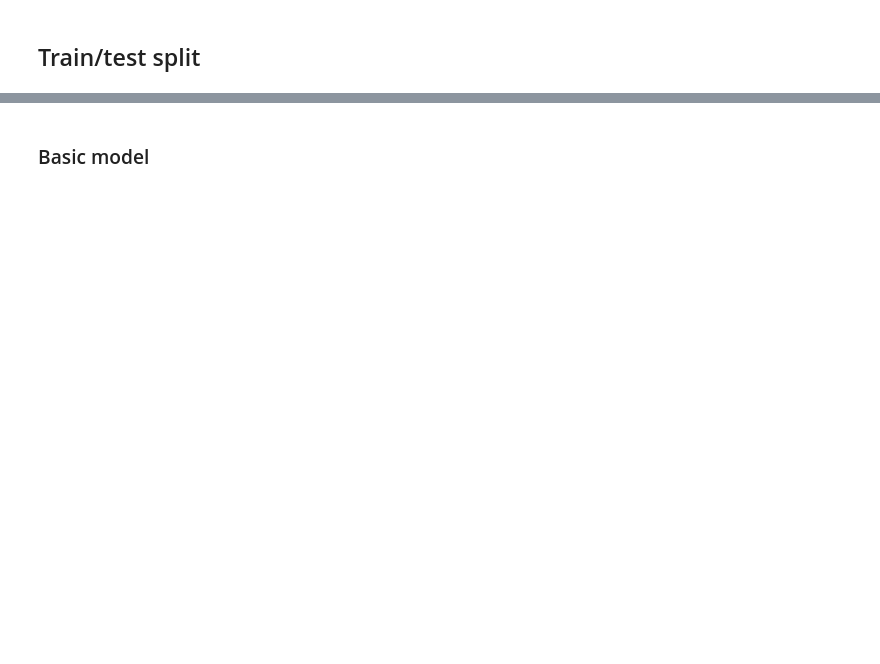
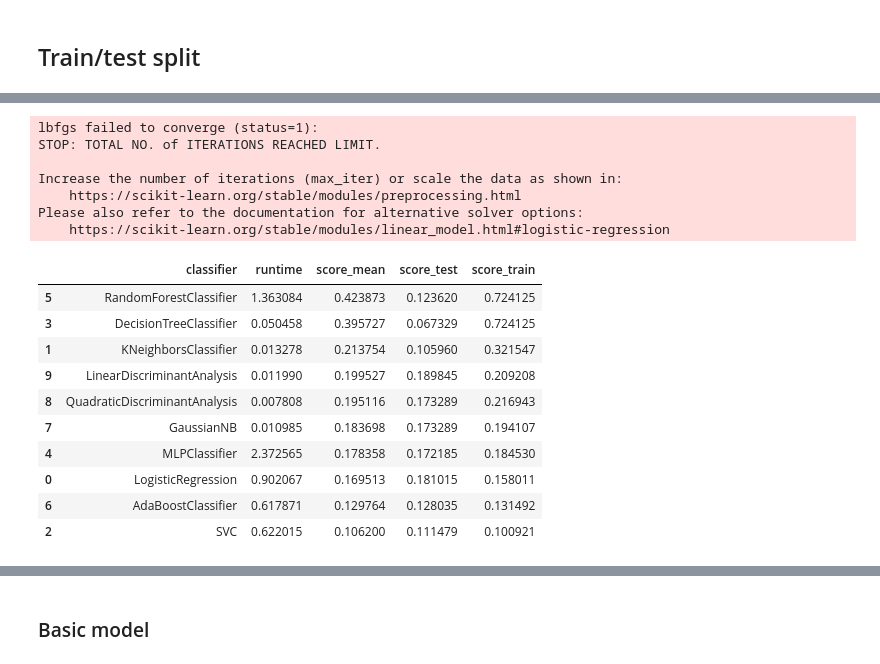
Before and after one commit to adamsiemaszkiewicz/eargasm-music, a Jupyter notebook: eargasm_Classification.ipynb, the cells around one changed output, grey strips where cells are left out. Cells and saved outputs as stored; diff of their text form; code cells hidden in the pictures; blank space fills up the shorter version.

```diff
--- a/eargasm_Classification.ipynb
+++ b/eargasm_Classification.ipynb
@@ -96,10 +99,8 @@ final_df.head()
 # %%
 features_to_keep = [
-                    # 'track_artist',
+                    'track_playlist',
                     'track_duration',
                     'track_popularity',
-                    # 'track_releasedate',
-                    'track_genre',
                     'acousticness',
                     'danceability',
                     'energy',
@@ -107,15 +108,11 @@ features_to_keep = [
                     'liveness',
                     'speechiness',
                     'valence',
-                    'key',
-                    # 'key_confidence',
-                    'mode',
-                    # 'mode_confidence',
-                    # 'number_of_sections',
                     'tempo',
-                    # 'tempo_confidence',
-                    'time_signature',
-                    # 'time_signature_confidence',
-                    'track_playlist'
                     ]
 df_encoded = final_df[features_to_keep]
+
+df_encoded['track_duration'] = df_encoded['track_duration'].apply(lambda x: x/60000)
+df_encoded['tempo'].fillna(int(df_encoded['tempo'].mean()), inplace=True)
+
+df_encoded.head()
@@ -184,0 +208,46 @@ X_train, X_test, y_train, y_test = train_test_split(X, y, random_state=0)
+# %%
+classifiers = pd.DataFrame()
+
+for classifier in tqdm(list_of_classifiers):
+
+  clf = classifier
+
+  start = timeit.default_timer()
+  clf.fit(X_train, y_train)
+  stop = timeit.default_timer()
+
+  name = str(classifier).split('(')[0]
+  train_score = clf.score(X_train, y_train)
+  test_score = clf.score(X_test, y_test)
+  mean_score = (train_score+test_score)/2
+  runtime = stop-start
+
+  classifiers = classifiers.append(
+      {'classifier': name,
+       'score_train': train_score,
+       'score_test': test_score,
+       'score_mean': mean_score,
+       'runtime': runtime
+      },
+      ignore_index = True)
+
+classifiers.sort_values(by='score_mean', ascending=False)
+# %% [output]
+lbfgs failed to converge (status=1):
+STOP: TOTAL NO. of ITERATIONS REACHED LIMIT.
+
+Increase the number of iterations (max_iter) or scale the data as shown in:
+    https://scikit-learn.org/stable/modules/preprocessing.html
+Please also refer to the documentation for alternative solver options:
+    https://scikit-learn.org/stable/modules/linear_model.html#logistic-regression
+|  | classifier | runtime | score_mean | score_test | score_train |
+| 5 | RandomForestClassifier | 1.363084 | 0.423873 | 0.123620 | 0.724125 |
+| 3 | DecisionTreeClassifier | 0.050458 | 0.395727 | 0.067329 | 0.724125 |
+| 1 | KNeighborsClassifier | 0.013278 | 0.213754 | 0.105960 | 0.321547 |
+| 9 | LinearDiscriminantAnalysis | 0.011990 | 0.199527 | 0.189845 | 0.209208 |
+| 8 | QuadraticDiscriminantAnalysis | 0.007808 | 0.195116 | 0.173289 | 0.216943 |
+| 7 | GaussianNB | 0.010985 | 0.183698 | 0.173289 | 0.194107 |
+| 4 | MLPClassifier | 2.372565 | 0.178358 | 0.172185 | 0.184530 |
+| 0 | LogisticRegression | 0.902067 | 0.169513 | 0.181015 | 0.158011 |
+| 6 | AdaBoostClassifier | 0.617871 | 0.129764 | 0.128035 | 0.131492 |
+| 2 | SVC | 0.622015 | 0.106200 | 0.111479 | 0.100921 |
```
Also changed, not shown: parts of 94 cells of this notebook, 4 other files.
